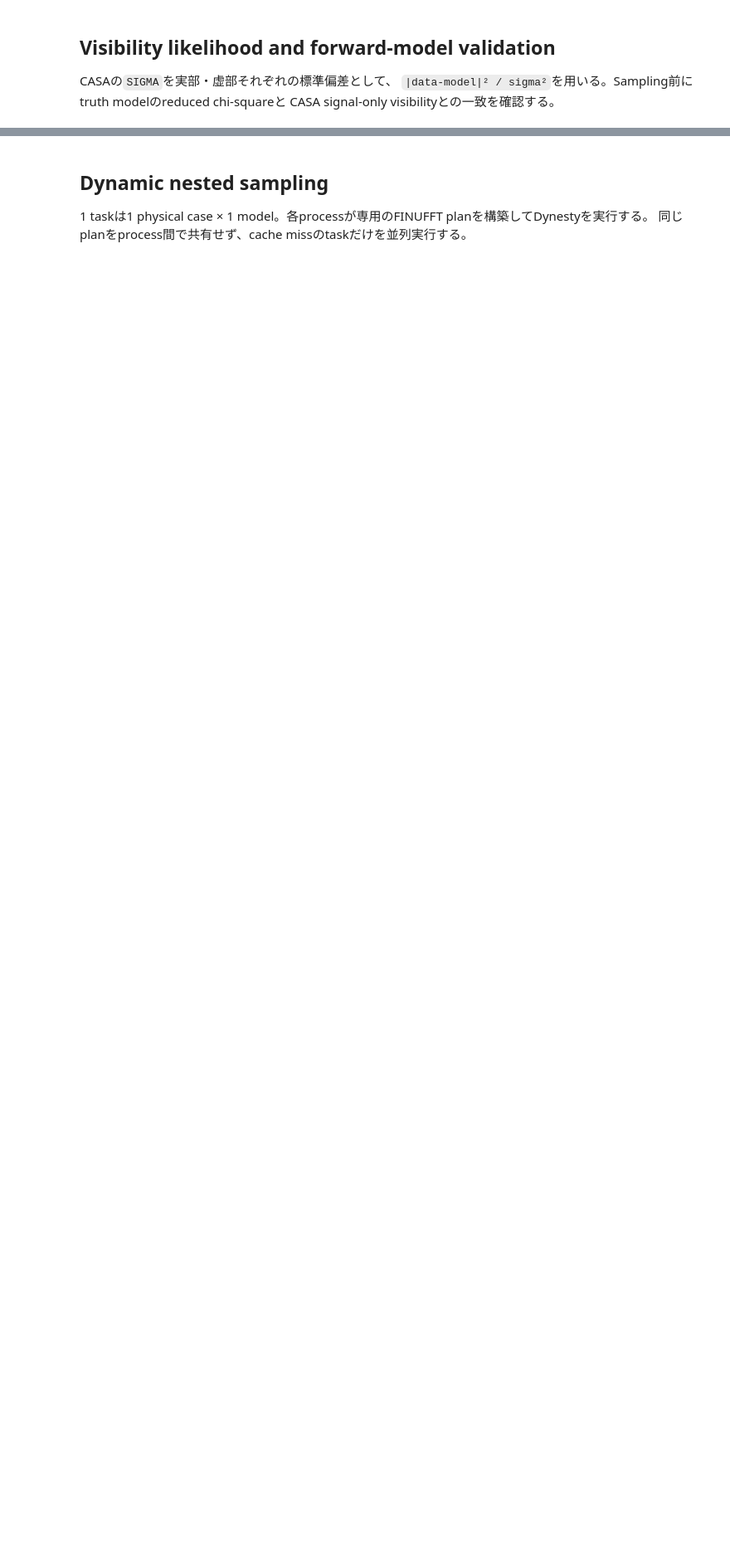
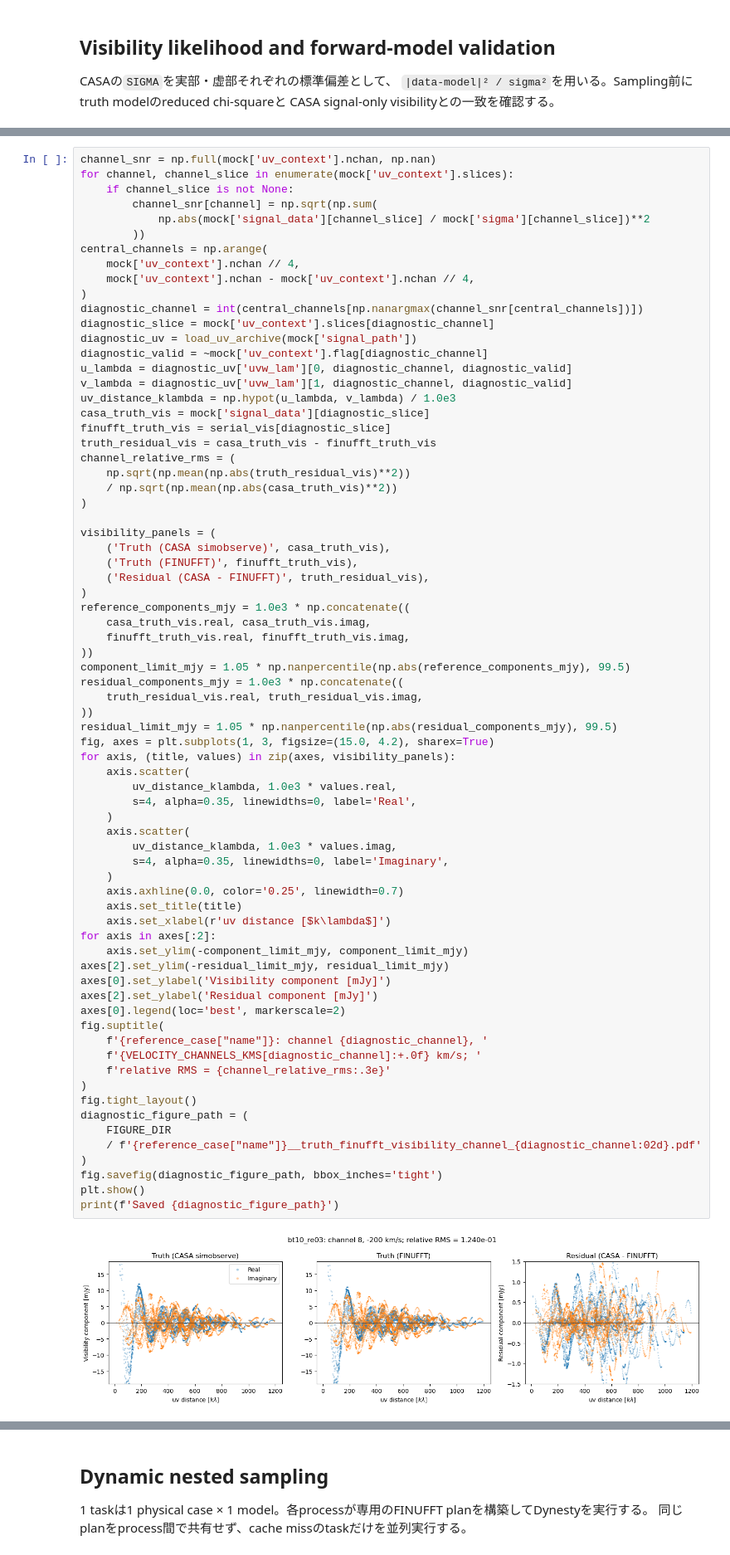
Before and after one commit to tjtakys/glint, a Jupyter notebook: examples/forward_mass/4_simobserve_uv_dynesty.ipynb, the cells around one changed output, grey strips where cells are left out. Shown at 83% size. Drawn from its saved outputs; the diff is of its cells as text; blank space fills up the shorter version.

```diff
--- a/examples/forward_mass/4_simobserve_uv_dynesty.ipynb
+++ b/examples/forward_mass/4_simobserve_uv_dynesty.ipynb
@@ -477,0 +485,74 @@ CASA-signal / FINUFFT-model relative RMS = 1.196e-01
+# %%
+channel_snr = np.full(mock['uv_context'].nchan, np.nan)
+for channel, channel_slice in enumerate(mock['uv_context'].slices):
+    if channel_slice is not None:
+        channel_snr[channel] = np.sqrt(np.sum(
+            np.abs(mock['signal_data'][channel_slice] / mock['sigma'][channel_slice])**2
+        ))
+central_channels = np.arange(
+    mock['uv_context'].nchan // 4,
+    mock['uv_context'].nchan - mock['uv_context'].nchan // 4,
+)
+diagnostic_channel = int(central_channels[np.nanargmax(channel_snr[central_channels])])
+diagnostic_slice = mock['uv_context'].slices[diagnostic_channel]
+diagnostic_uv = load_uv_archive(mock['signal_path'])
+diagnostic_valid = ~mock['uv_context'].flag[diagnostic_channel]
+u_lambda = diagnostic_uv['uvw_lam'][0, diagnostic_channel, diagnostic_valid]
+v_lambda = diagnostic_uv['uvw_lam'][1, diagnostic_channel, diagnostic_valid]
+uv_distance_klambda = np.hypot(u_lambda, v_lambda) / 1.0e3
+casa_truth_vis = mock['signal_data'][diagnostic_slice]
+finufft_truth_vis = serial_vis[diagnostic_slice]
+truth_residual_vis = casa_truth_vis - finufft_truth_vis
+channel_relative_rms = (
+    np.sqrt(np.mean(np.abs(truth_residual_vis)**2))
+    / np.sqrt(np.mean(np.abs(casa_truth_vis)**2))
+)
+
+visibility_panels = (
+    ('Truth (CASA simobserve)', casa_truth_vis),
+    ('Truth (FINUFFT)', finufft_truth_vis),
+    ('Residual (CASA - FINUFFT)', truth_residual_vis),
+)
+reference_components_mjy = 1.0e3 * np.concatenate((
+    casa_truth_vis.real, casa_truth_vis.imag,
+    finufft_truth_vis.real, finufft_truth_vis.imag,
+))
+component_limit_mjy = 1.05 * np.nanpercentile(np.abs(reference_components_mjy), 99.5)
+residual_components_mjy = 1.0e3 * np.concatenate((
+    truth_residual_vis.real, truth_residual_vis.imag,
+))
+residual_limit_mjy = 1.05 * np.nanpercentile(np.abs(residual_components_mjy), 99.5)
+fig, axes = plt.subplots(1, 3, figsize=(15.0, 4.2), sharex=True)
+for axis, (title, values) in zip(axes, visibility_panels):
+    axis.scatter(
+        uv_distance_klambda, 1.0e3 * values.real,
+        s=4, alpha=0.35, linewidths=0, label='Real',
+    )
+    axis.scatter(
+        uv_distance_klambda, 1.0e3 * values.imag,
+        s=4, alpha=0.35, linewidths=0, label='Imaginary',
+    )
+    axis.axhline(0.0, color='0.25', linewidth=0.7)
+    axis.set_title(title)
+    axis.set_xlabel(r'uv distance [$k\lambda$]')
+for axis in axes[:2]:
+    axis.set_ylim(-component_limit_mjy, component_limit_mjy)
+axes[2].set_ylim(-residual_limit_mjy, residual_limit_mjy)
+axes[0].set_ylabel('Visibility component [mJy]')
+axes[2].set_ylabel('Residual component [mJy]')
+axes[0].legend(loc='best', markerscale=2)
+fig.suptitle(
+    f'{reference_case["name"]}: channel {diagnostic_channel}, '
+    f'{VELOCITY_CHANNELS_KMS[diagnostic_channel]:+.0f} km/s; '
+    f'relative RMS = {channel_relative_rms:.3e}'
+)
+fig.tight_layout()
+diagnostic_figure_path = (
+    FIGURE_DIR
+    / f'{reference_case["name"]}__truth_finufft_visibility_channel_{diagnostic_channel:02d}.pdf'
+)
+fig.savefig(diagnostic_figure_path, bbox_inches='tight')
+plt.show()
+print(f'Saved {diagnostic_figure_path}')
+# %% [output]
+[figure, added]
```
Also changed, not shown: parts of 4 cells of this notebook, 2 other files.
